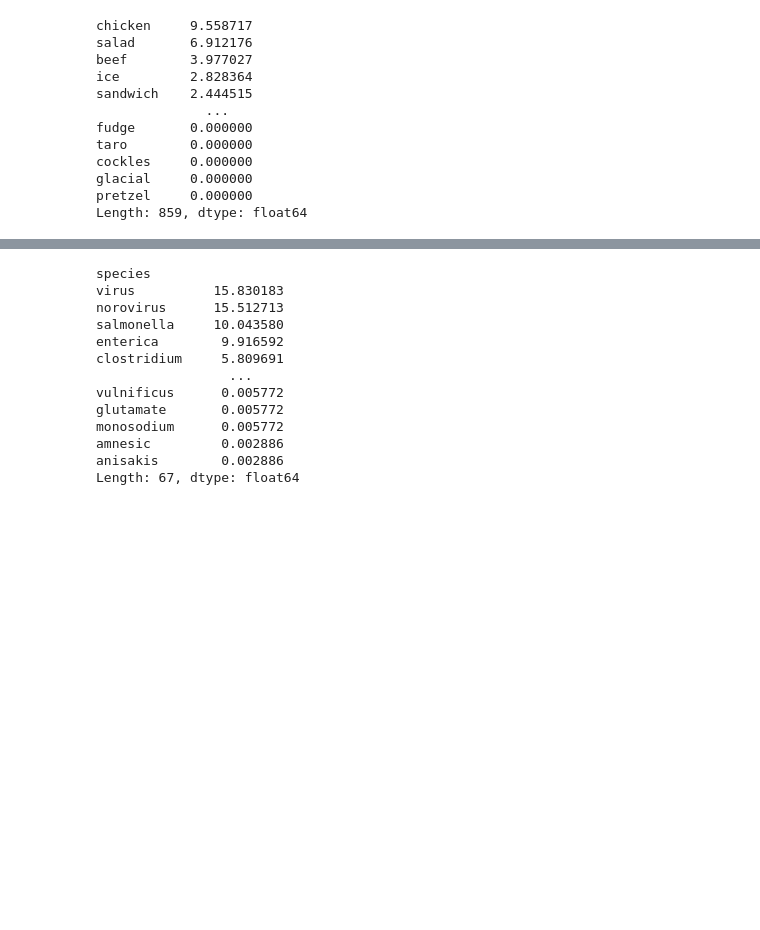
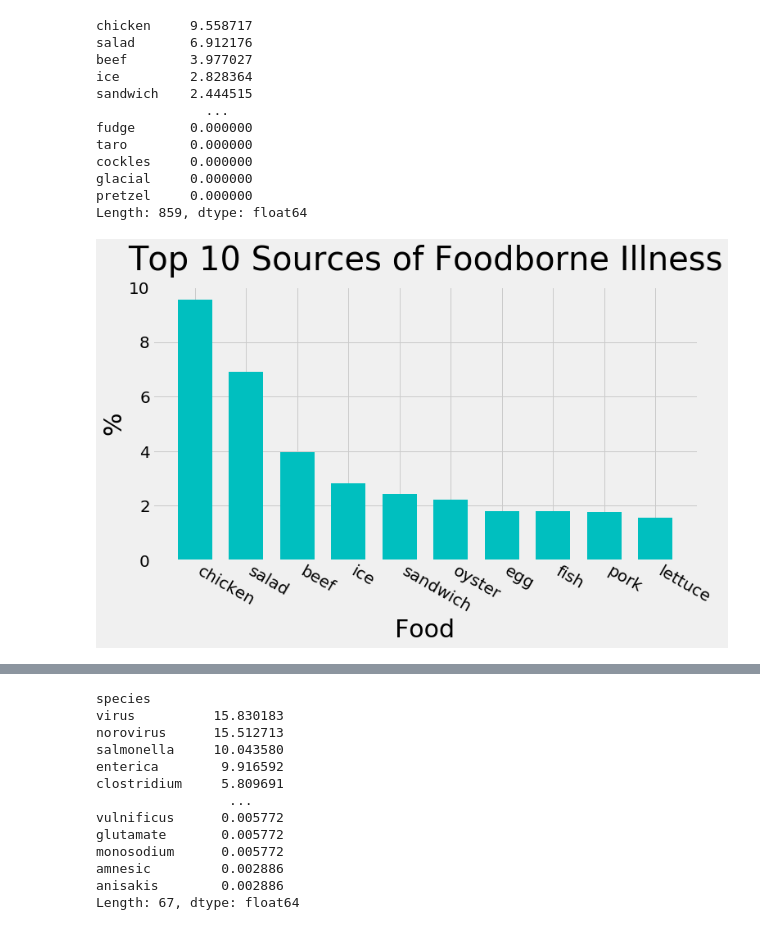
Before and after one commit to heathcliffs34/capstone_1, a Jupyter notebook: capstone1_pareto.ipynb, the cells around one changed output, grey strips where cells are left out. Cells and saved outputs as stored; diff of their text form; code cells hidden in the pictures; blank space fills up the shorter version.

```diff
--- a/capstone1_pareto.ipynb
+++ b/capstone1_pareto.ipynb
@@ -52,4 +52,35 @@ cockles     0.000000
 glacial     0.000000
 pretzel     0.000000
 Length: 859, dtype: float64
+# %%
+top = top_foods
+n = 10
+x = top[:n].index
+y = top[:n]
+y_pos = np.linspace(1,2,num=10)
+strings = ['Food', '%', 'Top 10 Sources of Foodborne Illness']
+
+bar_width = 0.075
+fig_size = (12,8)
+font1 = 20
+font2 = 30
+font3 = 40
+colour = 'c'
+
+fig,ax = plt.subplots(figsize=fig_size)
+
+ax.bar(y_pos, y, width=bar_width, color=colour)
+ax.set_xlabel(strings[0], fontsize=font2)
+ax.set_ylabel(strings[1], fontsize=font2)
+ax.set_title(strings[2], fontsize=font3, pad=20)
+
+plt.xticks(y_pos, x, fontsize=font1, rotation=-30, ha='left')
+plt.yticks(fontsize=font1)
+
+plt.style.use('fivethirtyeight')
+plt.subplots_adjust(bottom=0.3, left=0.13, right=0.9)
+
+plt.savefig('figures/sources');
+# %% [output]
+[figure, added]
 # %%
```
Also changed, not shown: parts of 1 cell of this notebook, 1 other file.
